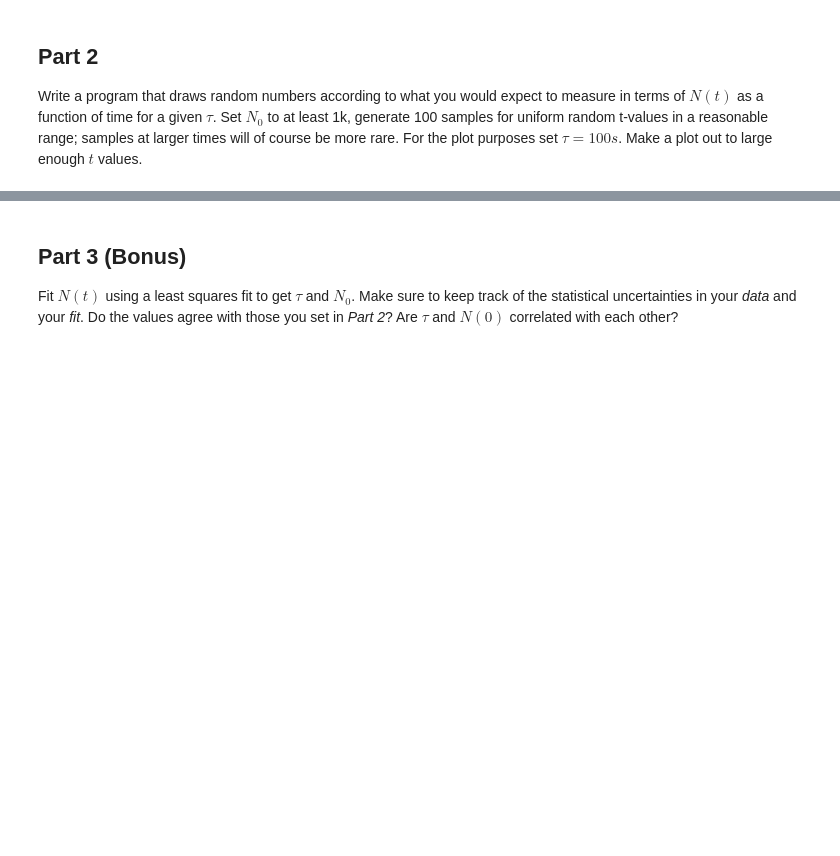
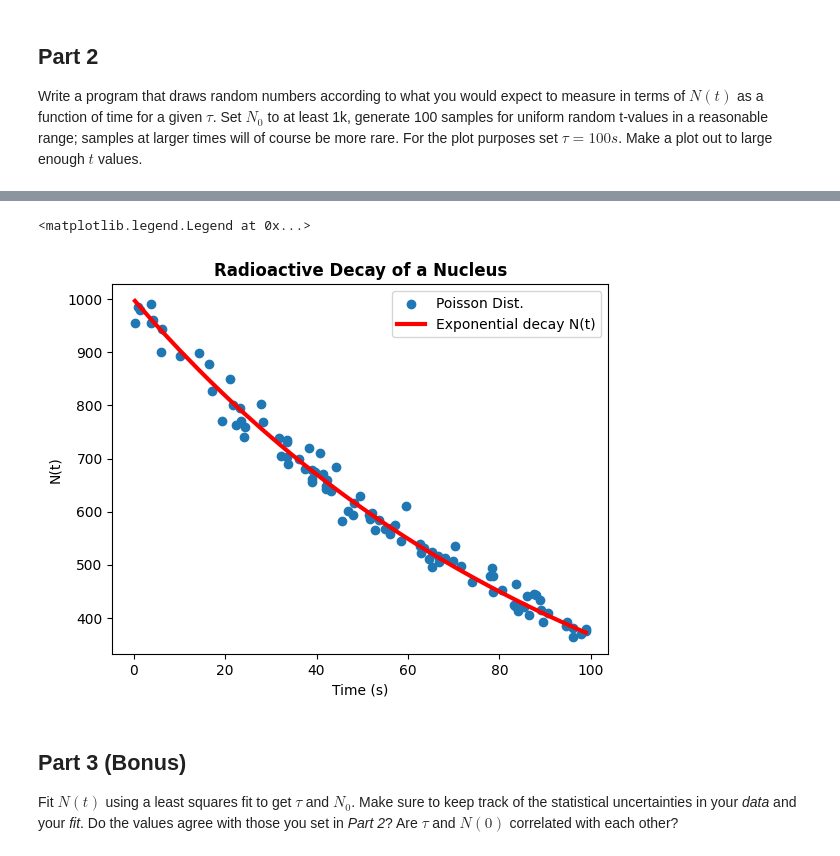
Before and after one commit to jchismar/DSC291, a Jupyter notebook: Homework_02_WI25.ipynb, the cells around one changed output, grey strips where cells are left out. Saved outputs shown, nothing was run; the diff lists cells and outputs as text; code cells hidden in the pictures; blank space fills up the shorter version.

```diff
--- a/Homework_02_WI25.ipynb
+++ b/Homework_02_WI25.ipynb
@@ -14,3 +39,13 @@ Write a program that draws random numbers according to what you would expect to
+# %%
+plt.scatter(t, N_expected, label="Poisson Dist.")
+plt.plot(np.sort(t), N_t(np.sort(t), 100, 1000), label="Exponential decay N(t)" , c='red', lw=3)
+plt.xlabel("Time (s)")
+plt.ylabel("N(t)")
+plt.title("Radioactive Decay of a Nucleus", weight="bold")
+plt.legend()
+# %% [output]
+<matplotlib.legend.Legend at 0x...>
+[figure, added]
 # %% [markdown]
 ## Part 3 (Bonus)
 Fit $N(t)$ using a least squares fit to get $\tau$ and $N_0$.  Make sure to keep track of the statistical uncertainties in your *data* and your *fit*.  Do the values agree with those you set in *Part 2*?  Are $\tau$ and $N(0)$ correlated with each other?
```
Also changed, not shown: parts of 30 cells of this notebook.
